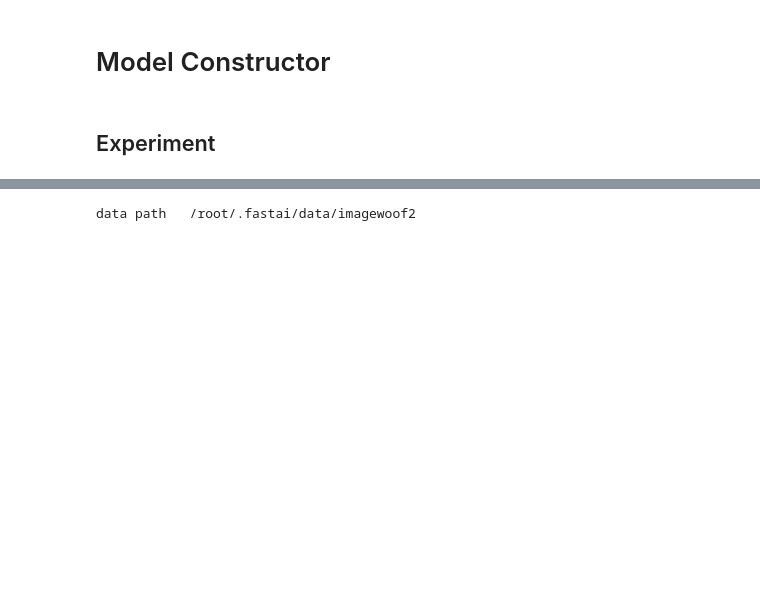
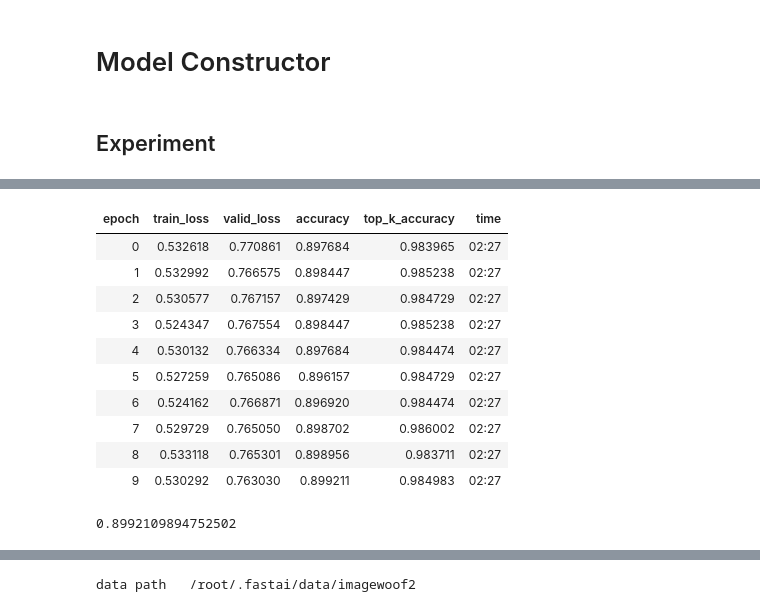
Before and after one commit to BoaEi/imagenette_experiments, a Jupyter notebook: ResNet_twist.ipynb, the cells around one changed output, grey strips where cells are left out. Saved outputs shown, nothing was run; the diff lists cells and outputs as text; code cells hidden in the pictures; blank space fills up the shorter version.

```diff
--- a/ResNet_twist.ipynb
+++ b/ResNet_twist.ipynb
@@ -171,0 +255,16 @@ depth multiplier=4 {80: 0.902519702911377}
+# %%
+learn2.fit_fc(10, lr=4e-5, moms=(0.95,0.95), start_pct=0.72)
+print(learn2.recorder.metrics[-1][0].item())
+# %% [output]
+| epoch | train_loss | valid_loss | accuracy | top_k_accuracy | time |
+| 0 | 0.532618 | 0.770861 | 0.897684 | 0.983965 | 02:27 |
+| 1 | 0.532992 | 0.766575 | 0.898447 | 0.985238 | 02:27 |
+| 2 | 0.530577 | 0.767157 | 0.897429 | 0.984729 | 02:27 |
+| 3 | 0.524347 | 0.767554 | 0.898447 | 0.985238 | 02:27 |
+| 4 | 0.530132 | 0.766334 | 0.897684 | 0.984474 | 02:27 |
+| 5 | 0.527259 | 0.765086 | 0.896157 | 0.984729 | 02:27 |
+| 6 | 0.524162 | 0.766871 | 0.896920 | 0.984474 | 02:27 |
+| 7 | 0.529729 | 0.765050 | 0.898702 | 0.986002 | 02:27 |
+| 8 | 0.533118 | 0.765301 | 0.898956 | 0.983711 | 02:27 |
+| 9 | 0.530292 | 0.763030 | 0.899211 | 0.984983 | 02:27 |
+0.8992109894752502
```
Also changed, not shown: parts of 15 cells of this notebook.
